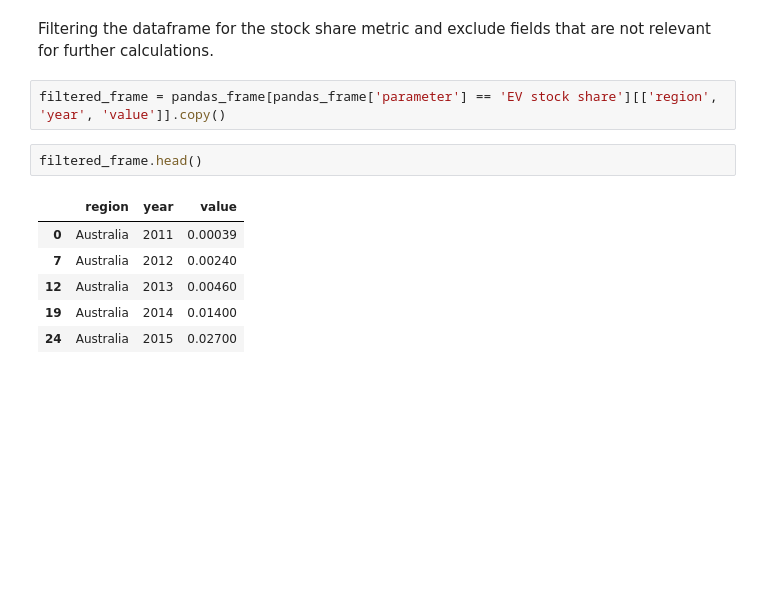
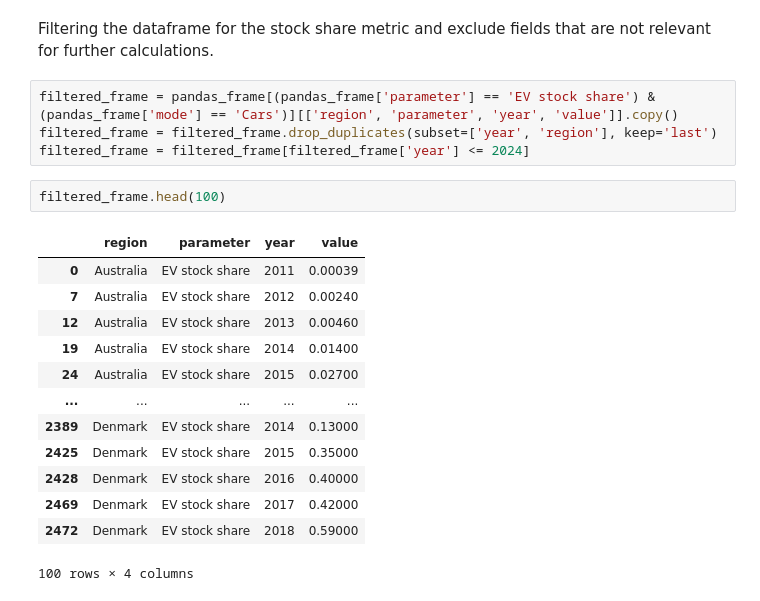
Before and after one commit to johanneshaberlah/electric-vehicle-air-quality-analysis, a Jupyter notebook: electric-vehicles-air-quality.ipynb, the cells around one changed output. Drawn from its saved outputs; the diff is of its cells as text; blank space fills up the shorter version.

```diff
--- a/electric-vehicles-air-quality.ipynb
+++ b/electric-vehicles-air-quality.ipynb
@@ -36,13 +45,22 @@ pandas_frame.head()
 # %% [markdown]
 Filtering the dataframe for the stock share metric and exclude fields that are not relevant for further calculations.
 # %%
-filtered_frame = pandas_frame[pandas_frame['parameter'] == 'EV stock share'][['region', 'year', 'value']].copy()
+filtered_frame = pandas_frame[(pandas_frame['parameter'] == 'EV stock share') & (pandas_frame['mode'] == 'Cars')][['region', 'parameter', 'year', 'value']].copy()
+filtered_frame = filtered_frame.drop_duplicates(subset=['year', 'region'], keep='last')
+filtered_frame = filtered_frame[filtered_frame['year'] <= 2024]
 # %%
-filtered_frame.head()
+filtered_frame.head(100)
 # %% [output]
-|  | region | year | value |
-| 0 | Australia | 2011 | 0.00039 |
-| 7 | Australia | 2012 | 0.00240 |
-| 12 | Australia | 2013 | 0.00460 |
-| 19 | Australia | 2014 | 0.01400 |
-| 24 | Australia | 2015 | 0.02700 |
+|  | region | parameter | year | value |
+| 0 | Australia | EV stock share | 2011 | 0.00039 |
+| 7 | Australia | EV stock share | 2012 | 0.00240 |
+| 12 | Australia | EV stock share | 2013 | 0.00460 |
+| 19 | Australia | EV stock share | 2014 | 0.01400 |
+| 24 | Australia | EV stock share | 2015 | 0.02700 |
+| ... | ... | ... | ... | ... |
+| 2389 | Denmark | EV stock share | 2014 | 0.13000 |
+| 2425 | Denmark | EV stock share | 2015 | 0.35000 |
+| 2428 | Denmark | EV stock share | 2016 | 0.40000 |
+| 2469 | Denmark | EV stock share | 2017 | 0.42000 |
+| 2472 | Denmark | EV stock share | 2018 | 0.59000 |
+100 rows × 4 columns
```
Also changed, not shown: parts of 4 cells of this notebook.
